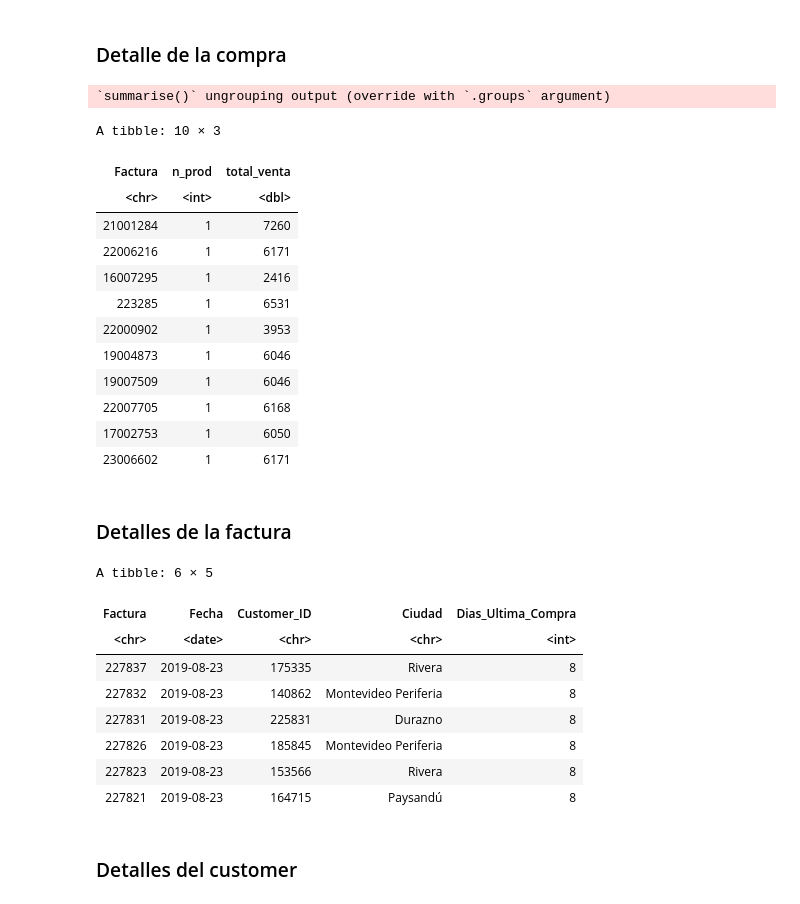
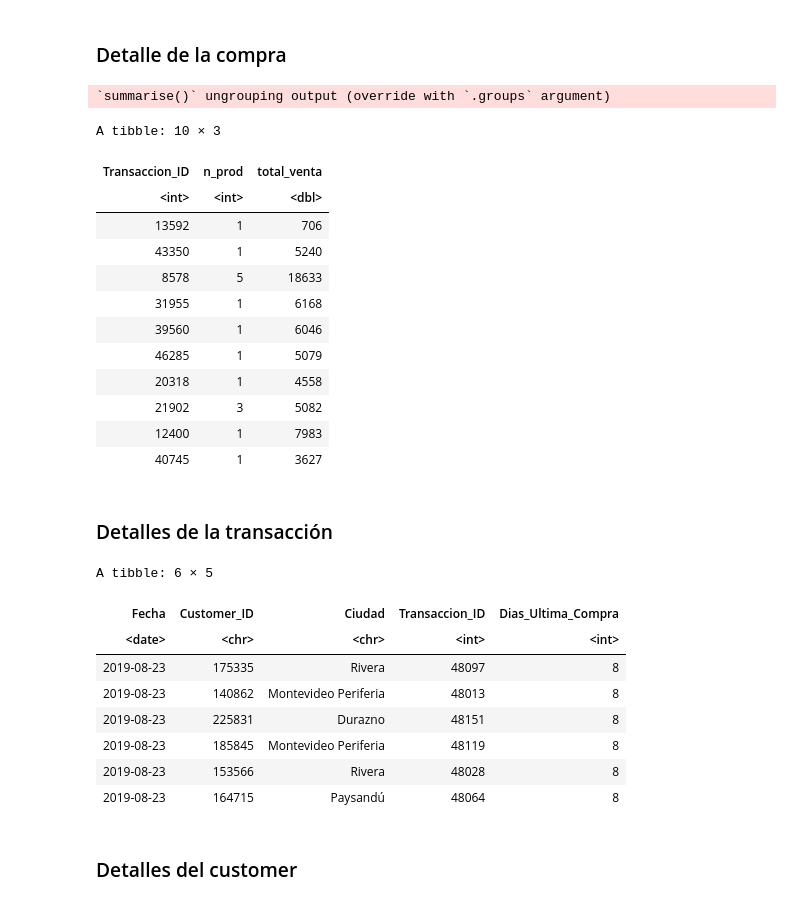
Before and after one commit to creyesp/r-course, a Jupyter notebook: notebooks/Obligatorio.ipynb, the cells around one changed output. Cells and saved outputs as stored; diff of their text form; code cells hidden in the pictures.

```diff
--- a/notebooks/Obligatorio.ipynb
+++ b/notebooks/Obligatorio.ipynb
@@ -86,3 +101,6 @@ A matrix: 2 × 8 of type int
 # %% [markdown]
 ## Facturas son valor?
 Posible estrategia seria llenar con un numero random todas las compras de un usuario en el mismo dia
+# %%
+df <- df %>%
+    mutate(Transaccion_ID = group_indices(., Fecha, Customer_ID))
@@ -90,7 +120,8 @@ Posible estrategia seria llenar con un numero random todas las compras de un usu
 ## Filtrado de las transacciones validas
 # %%
 df_clean <- df %>%
-    filter(!is.na(Precio_Venta_2), !is.na(Factura), !is.na(Customer_ID))
+    filter(!is.na(Precio_Venta_2),
+           !is.na(Customer_ID))
 # %%
 cheack_missing(df_clean)
 # %% [output]
@@ -121,7 +155,7 @@ summary(df_clean)
 ### Detalle de la compra
 # %%
 resumen_compra <- df_clean %>%
-    group_by(Factura) %>%
+    group_by(Transaccion_ID) %>%
     summarise(n_prod = n(),
               total_venta = sum(Precio_Venta_2),
              ) %>%
@@ -131,36 +165,36 @@ resumen_compra[sample(nrow(resumen_compra), 10),]
 # %% [output]
 `summarise()` ungrouping output (override with `.groups` argument)
 A tibble: 10 × 3
-| Factura | n_prod | total_venta |
-| <chr> | <int> | <dbl> |
-| 21001284 | 1 | 7260 |
-| 22006216 | 1 | 6171 |
-| 16007295 | 1 | 2416 |
-| 223285 | 1 | 6531 |
-| 22000902 | 1 | 3953 |
-| 19004873 | 1 | 6046 |
-| 19007509 | 1 | 6046 |
-| 22007705 | 1 | 6168 |
-| 17002753 | 1 | 6050 |
-| 23006602 | 1 | 6171 |
+| Transaccion_ID | n_prod | total_venta |
+| <int> | <int> | <dbl> |
+| 13592 | 1 | 706 |
+| 43350 | 1 | 5240 |
+| 8578 | 5 | 18633 |
+| 31955 | 1 | 6168 |
+| 39560 | 1 | 6046 |
+| 46285 | 1 | 5079 |
+| 20318 | 1 | 4558 |
+| 21902 | 3 | 5082 |
+| 12400 | 1 | 7983 |
+| 40745 | 1 | 3627 |
 # %% [markdown]
-### Detalles de la factura
+### Detalles de la transacción
 # %%
-feactura <- df_clean %>%
-    distinct(Factura, Fecha, Customer_ID, Ciudad, Dias_Ultima_Compra) %>%
+transaccion <- df_clean %>%
+    distinct(Transaccion_ID, Fecha, Customer_ID, Ciudad) %>%
     mutate(Dias_Ultima_Compra = as.integer(max(Fecha) - Fecha))
 
 head(feactura)
 # %% [output]
 A tibble: 6 × 5
-| Factura | Fecha | Customer_ID | Ciudad | Dias_Ultima_Compra |
-| <chr> | <date> | <chr> | <chr> | <int> |
-| 227837 | 2019-08-23 | 175335 | Rivera | 8 |
-| 227832 | 2019-08-23 | 140862 | Montevideo Periferia | 8 |
-| 227831 | 2019-08-23 | 225831 | Durazno | 8 |
-| 227826 | 2019-08-23 | 185845 | Montevideo Periferia | 8 |
-| 227823 | 2019-08-23 | 153566 | Rivera | 8 |
-| 227821 | 2019-08-23 | 164715 | Paysandú | 8 |
+| Fecha | Customer_ID | Ciudad | Transaccion_ID | Dias_Ultima_Compra |
+| <date> | <chr> | <chr> | <int> | <int> |
+| 2019-08-23 | 175335 | Rivera | 48097 | 8 |
+| 2019-08-23 | 140862 | Montevideo Periferia | 48013 | 8 |
+| 2019-08-23 | 225831 | Durazno | 48151 | 8 |
+| 2019-08-23 | 185845 | Montevideo Periferia | 48119 | 8 |
+| 2019-08-23 | 153566 | Rivera | 48028 | 8 |
+| 2019-08-23 | 164715 | Paysandú | 48064 | 8 |
 # %% [markdown]
 ### Detalles del customer
 # %%
```
Also changed, not shown: parts of 12 cells of this notebook, 6 other files.
